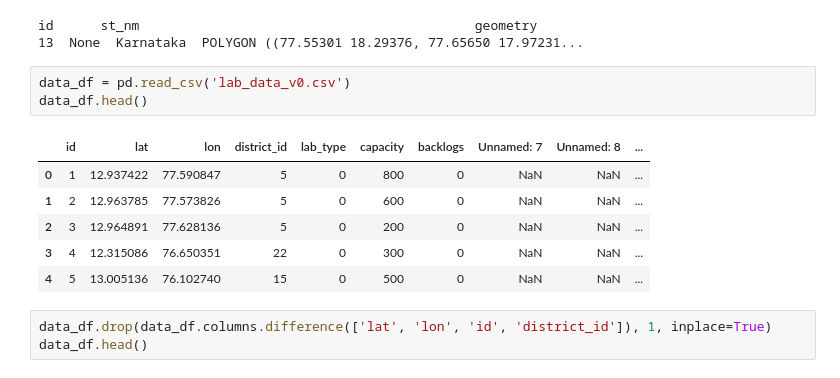
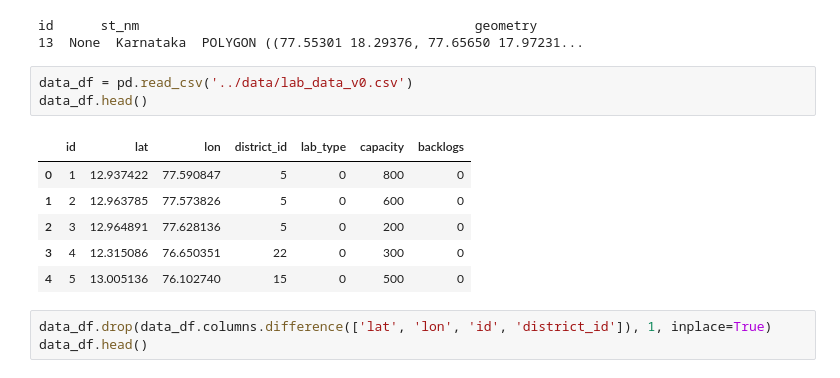
Before and after one commit to kjain1810/cnihack, a Jupyter notebook: visualisation/mapgen.ipynb, the cells around one changed output. Saved outputs shown, nothing was run; the diff lists cells and outputs as text.

```diff
--- a/visualisation/mapgen.ipynb
+++ b/visualisation/mapgen.ipynb
@@ -19,15 +19,15 @@ print(map_df)
 id      st_nm                                           geometry
 13  None  Karnataka  POLYGON ((77.55301 18.29376, 77.65650 17.97231...
 # %%
-data_df = pd.read_csv('lab_data_v0.csv')
+data_df = pd.read_csv('../data/lab_data_v0.csv')
 data_df.head()
 # %% [output]
-|  | id | lat | lon | district_id | lab_type | capacity | backlogs | Unnamed: 7 | Unnamed: 8 | ... |
-| 0 | 1 | 12.937422 | 77.590847 | 5 | 0 | 800 | 0 | NaN | NaN | ... |
-| 1 | 2 | 12.963785 | 77.573826 | 5 | 0 | 600 | 0 | NaN | NaN | ... |
-| 2 | 3 | 12.964891 | 77.628136 | 5 | 0 | 200 | 0 | NaN | NaN | ... |
-| 3 | 4 | 12.315086 | 76.650351 | 22 | 0 | 300 | 0 | NaN | NaN | ... |
-| 4 | 5 | 13.005136 | 76.102740 | 15 | 0 | 500 | 0 | NaN | NaN | ... |
+|  | id | lat | lon | district_id | lab_type | capacity | backlogs |
+| 0 | 1 | 12.937422 | 77.590847 | 5 | 0 | 800 | 0 |
+| 1 | 2 | 12.963785 | 77.573826 | 5 | 0 | 600 | 0 |
+| 2 | 3 | 12.964891 | 77.628136 | 5 | 0 | 200 | 0 |
+| 3 | 4 | 12.315086 | 76.650351 | 22 | 0 | 300 | 0 |
+| 4 | 5 | 13.005136 | 76.102740 | 15 | 0 | 500 | 0 |
 # %%
 data_df.drop(data_df.columns.difference(['lat', 'lon', 'id', 'district_id']), 1, inplace=True)
 data_df.head()
```
Also changed, not shown: parts of 3 cells of this notebook, 6 other files.
